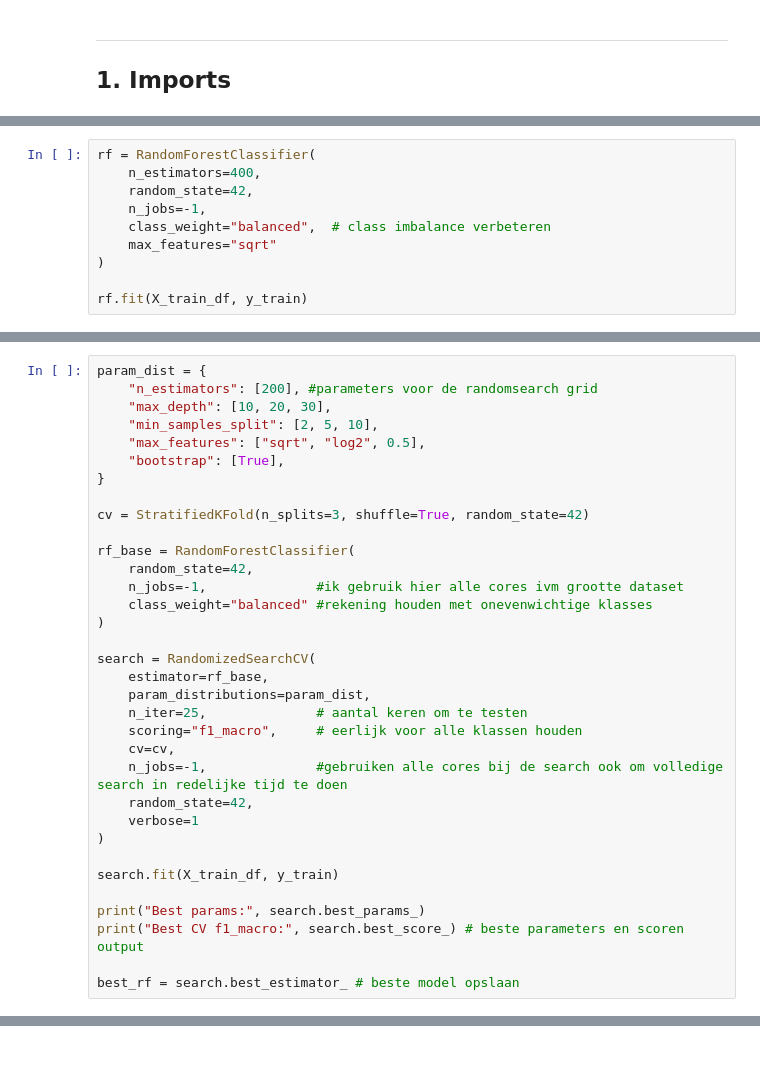
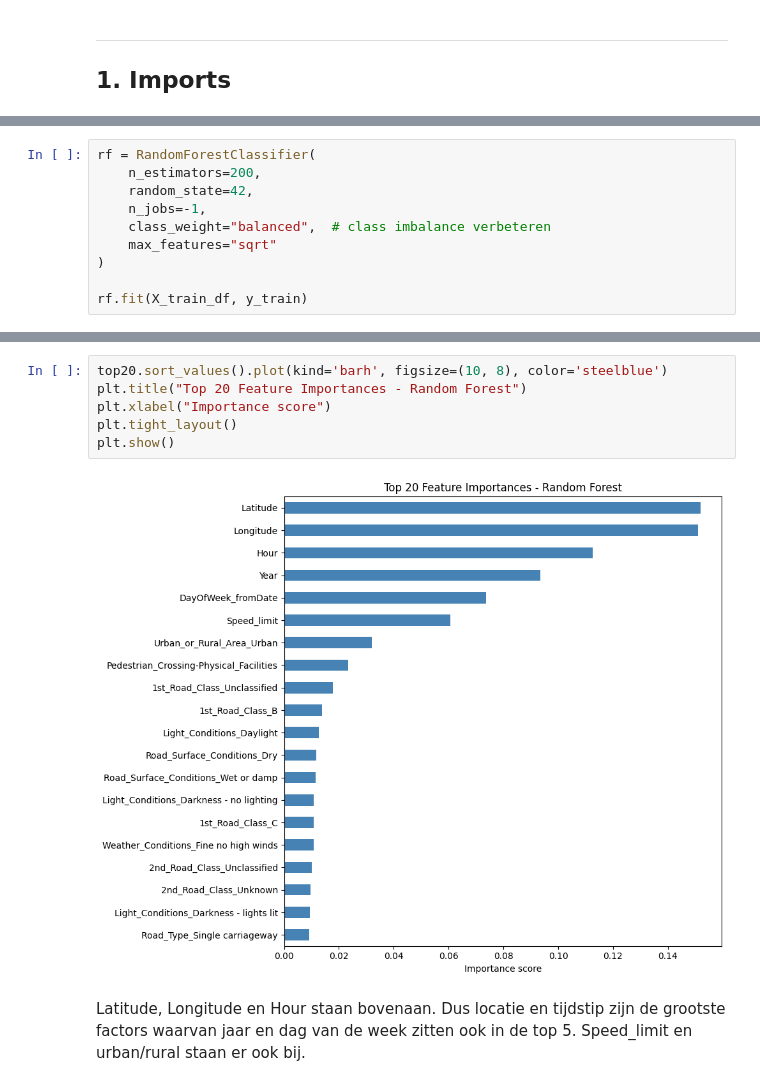
Before and after one commit to Koengitbit/UK-Road-Safety-ML, a Jupyter notebook: random_forest.ipynb, the cells around one changed output, grey strips where cells are left out. Cells and saved outputs as stored; diff of their text form; blank space fills up the shorter version.

Commit message:
Added extra context info, changed estimators amount to speed up process, fixed imports

```diff
--- a/random_forest.ipynb
+++ b/random_forest.ipynb
@@ -43,6 +53,6 @@ Met class imbalance meegerekent.
 # %%
 rf = RandomForestClassifier(
-    n_estimators=400,
+    n_estimators=200,
     random_state=42,
     n_jobs=-1,
     class_weight="balanced",  # class imbalance verbeteren
@@ -91,34 +98,0 @@ VAL Confusion matrix:
-# %%
-param_dist = {
-    "n_estimators": [200], #parameters voor de randomsearch grid
-    "max_depth": [10, 20, 30],
-    "min_samples_split": [2, 5, 10],
-    "max_features": ["sqrt", "log2", 0.5],
-    "bootstrap": [True],
-}
-
-cv = StratifiedKFold(n_splits=3, shuffle=True, random_state=42)
-
-rf_base = RandomForestClassifier(
-    random_state=42,
-    n_jobs=-1,              #ik gebruik hier alle cores ivm grootte dataset
-    class_weight="balanced" #rekening houden met onevenwichtige klasses
-)
-
-search = RandomizedSearchCV(
-    estimator=rf_base,
-    param_distributions=param_dist,
-    n_iter=25,              # aantal keren om te testen
-    scoring="f1_macro",     # eerlijk voor alle klassen houden
-    cv=cv,
-    n_jobs=-1,              #gebruiken alle cores bij de search ook om volledige search in redelijke tijd te doen
-    random_state=42,
-    verbose=1
-)
-
-search.fit(X_train_df, y_train)
-
-print("Best params:", search.best_params_)
-print("Best CV f1_macro:", search.best_score_) # beste parameters en scoren output
-
-best_rf = search.best_estimator_ # beste model opslaan
@@ -219 +290,11 @@ Weather_Conditions_Raining no high winds         0.010988
 dtype: float64
+# %%
+top20.sort_values().plot(kind='barh', figsize=(10, 8), color='steelblue')
+plt.title("Top 20 Feature Importances - Random Forest")
+plt.xlabel("Importance score")
+plt.tight_layout()
+plt.show()
+# %% [output]
+[figure, added]
+# %% [markdown]
+Latitude, Longitude en Hour staan bovenaan. Dus locatie en tijdstip zijn de grootste factors waarvan jaar en dag van de week zitten ook in de top 5. Speed_limit en urban/rural staan er ook bij.
```
Also changed, not shown: parts of 29 cells of this notebook.
